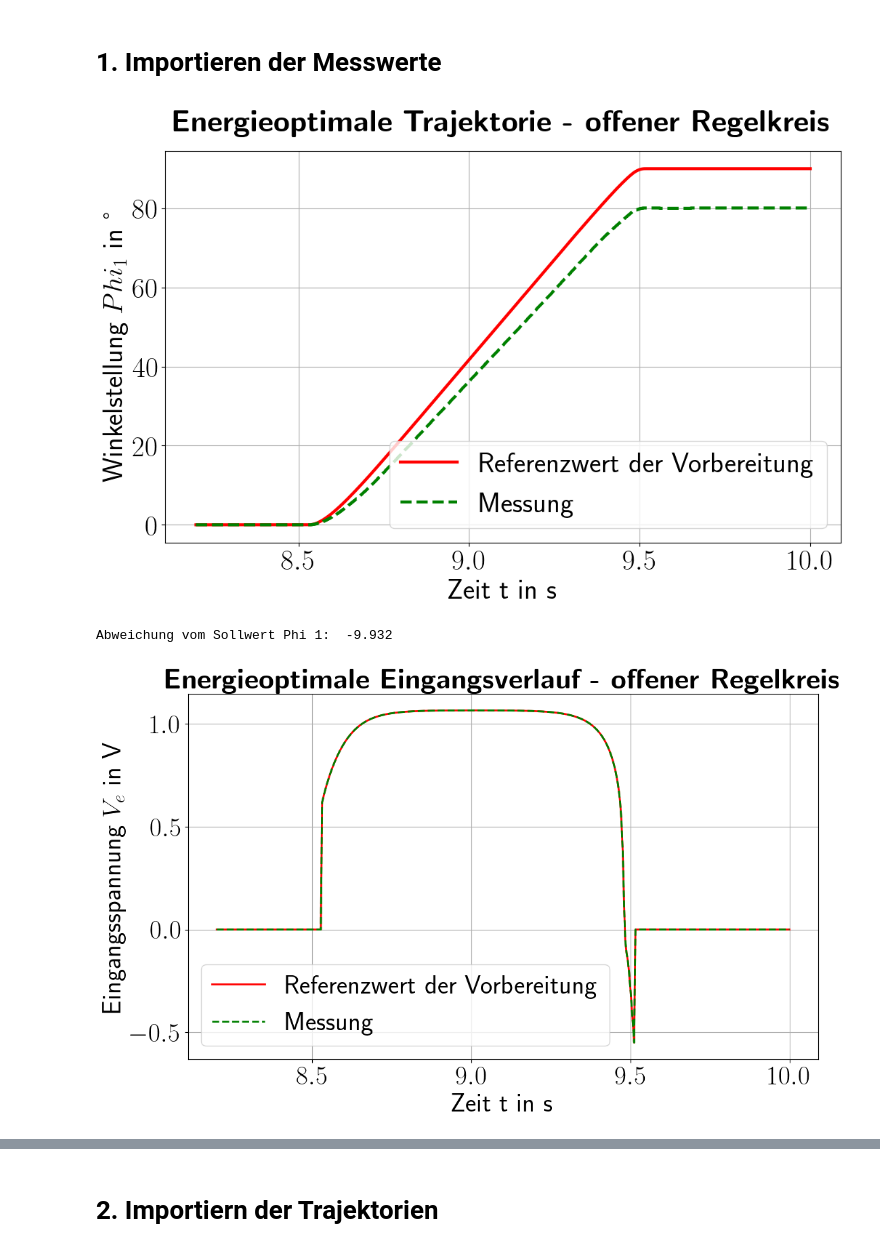
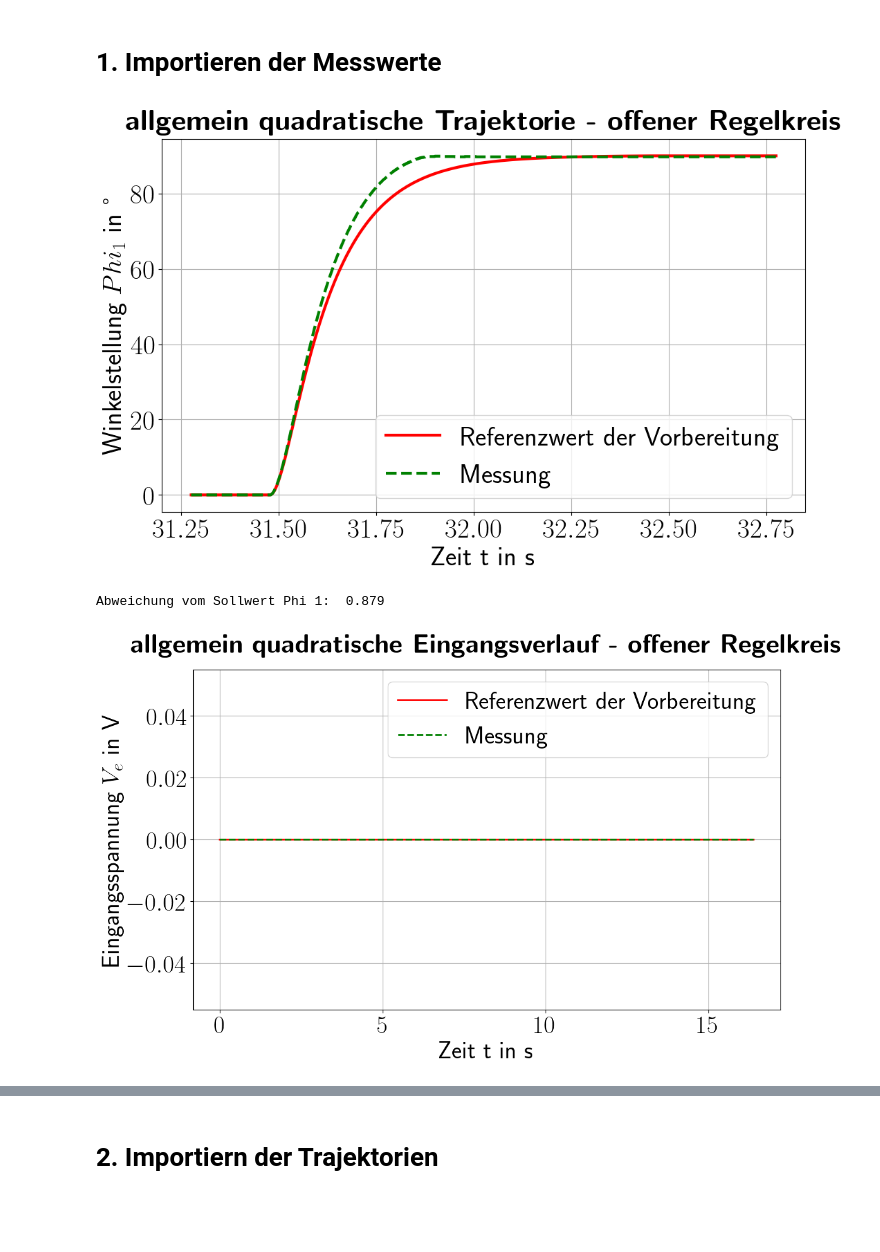
Before and after one commit to StefanKauf/OClab, a Jupyter notebook: 1.1_Messungen.ipynb, the cells around one changed output, grey strips where cells are left out. Drawn from its saved outputs; the diff is of its cells as text; code cells hidden in the pictures; blank space fills up the shorter version.

```diff
--- a/1.1_Messungen.ipynb
+++ b/1.1_Messungen.ipynb
@@ -19,8 +19,8 @@ import libKosten as libk
 # %%
 #path = "Beispieldaten/"
 #path = "1_Messungen/timeoptimal/"
-#path = "1_Messungen/quad/"
-path = "1_Messungen/energie/"
+path = "1_Messungen/quad/"
+#path = "1_Messungen/energie/"
 
 # Import Files
 Quanser_meas_file = pd.read_excel(path+"1.xlsx")  # Phi 1
@@ -48,11 +48,11 @@ T_Start = 0
 T_Stop = 0
 
 if 'timeoptimal' in path:
-    T_Start = 6
-    T_Stop = 15
+    T_Start = 6.8
+    T_Stop = 7.1
 
 if 'quad' in path:
-    T_Start = 0 #3.5
+    T_Start = 8.5 #3.5
     T_Stop = 10   #4.1
 
 if 'energie' in path:
@@ -66,35 +66,35 @@ N_Stop = int(T_Stop/dt)
 # %%
 # Phi 1
 
 k = 0
 plt.figure(figsize=(12,7))
 plt.plot(Quanser_meas[N_Start:N_Stop,k],Quanser_meas[N_Start:N_Stop,k+1], 'r',  label = 'Referenzwert der Vorbereitung')
 plt.plot(Quanser_meas[N_Start:N_Stop,k],Quanser_meas[N_Start:N_Stop,k+9], 'g', linestyle ='--' ,  label = 'Messung')
 #plt.plot(Quanser_meas[N_Start:N_Stop,k],Quanser_meas[N_Start:N_Stop,k+5], 'b', linestyle =':' , linewidth ='2', label = 'Beobachter')
 #plt.plot(Quanser_obs[:,k],Quanser_obs[:,k+1], 'g', linewidth ='2', label = 'observer')
 plt.xlabel(r'Zeit t in s')
 plt.ylabel(r'Winkelstellung $Phi_ {1}$ in °')
 plt.grid()
 if 'timeoptimal' in path:
-    plt.title(r'\textbf{Zeitoptimale Trajektorie - offener Regelkreis}',pad=20)
+    plt.title(r'\textbf{Zeitoptimale Trajektorie - offener Regelkreis}',pad=10)
     plt.legend(loc = 'lower right')
 if 'energie' in path:
-    plt.title(r'\textbf{Energieoptimale Trajektorie - offener Regelkreis}',pad=20)
+    plt.title(r'\textbf{Energieoptimale Trajektorie - offener Regelkreis}',pad=10)
     plt.legend(loc='lower right')
 if 'quad' in path:
-    plt.title(r'\textbf{allgemein quadratische Trajektorie - offener Regelkreis}',pad=20)
+    plt.title(r'\textbf{allgemein quadratische Trajektorie - offener Regelkreis}',pad=10)
     plt.legend(loc = 'lower right')
 #plt.axhline(y=90, color='r')
 plt.savefig(path + "Winkel.svg")
 plt.show()
 
 
 
 mittel = int((N_Start+N_Stop)/2)
 print('Abweichung vom Sollwert Phi 1: ',np.round(Quanser_meas[-1,9]-Quanser_meas[-1,1],3))
 # %% [output]
-[figure, old version]
+[figure, new version]
-Abweichung vom Sollwert Phi 1:  -9.932
+Abweichung vom Sollwert Phi 1:  0.879
 # %%
 # Eingang
 
@@ -120,7 +120,7 @@ plt.legend(loc = 'best')
 plt.savefig(path + "Eingang.svg")
 plt.show()
 # %% [output]
-[figure, old version]
+[figure, new version]
 # %%
 # Strom
 
```
Also changed, not shown: parts of 2 cells of this notebook, 8 other files.
